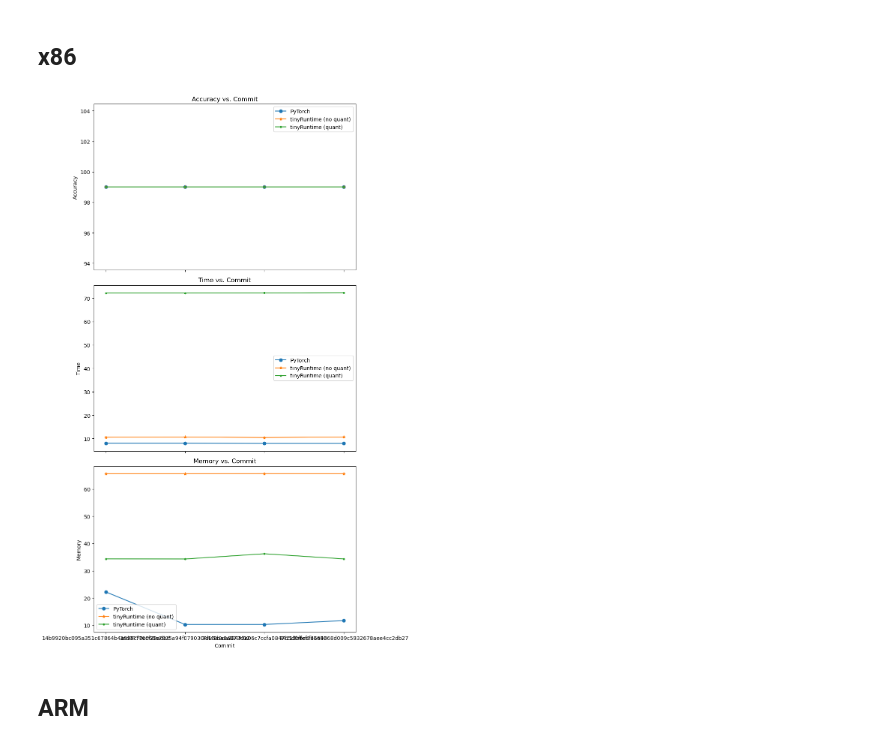
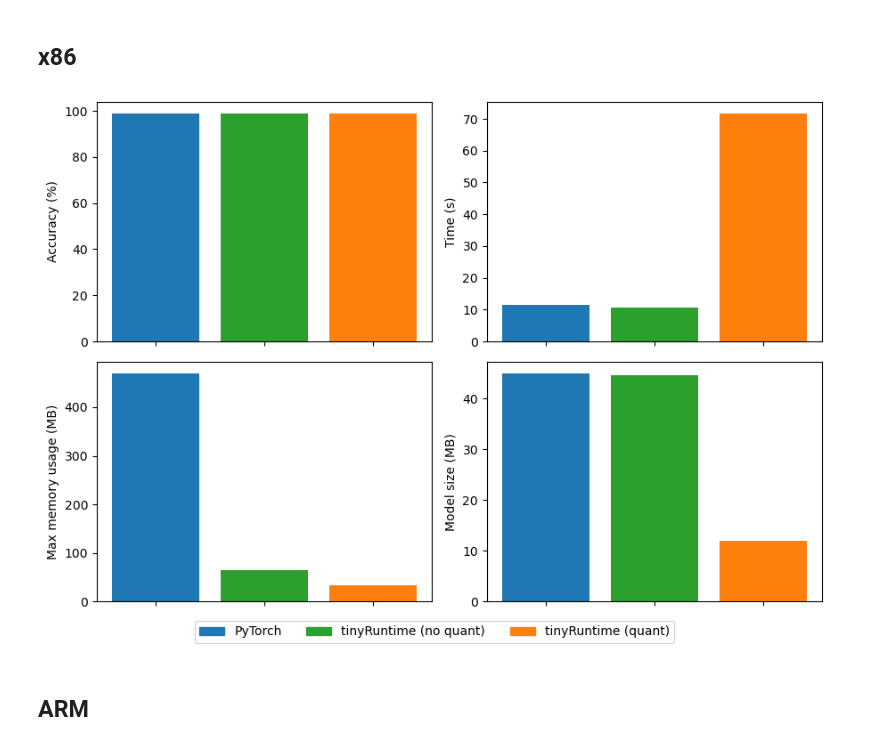
Before and after one commit to harukadoyu/njtest, a Jupyter notebook: hello.ipynb, the cells around one changed output. Drawn from its saved outputs; the diff is of its cells as text; code cells hidden in the pictures.

```diff
--- a/hello.ipynb
+++ b/hello.ipynb
@@ -12,53 +12,52 @@ jupyter: python3
 ## x86
 # %%
 #| label: fig-x86
-#| fig-cap: "Accuracy comparison"
+#| fig-cap: "Performance comparison on x86"
 
 import pandas as pd
 import matplotlib.pyplot as plt
 
-# Load the data
+def split_dataframe(df):
+    '''Split dataframe based on Runtime (Pytorch, tinyRuntime (no quant) and tinyRuntime (quant).'''
+    df_pytorch = df[df["Runtime"] == "PyTorch"]
+    df_trv = df[(df["Runtime"] == "tinyRuntime") & (df["Quantization"] == False)]
+    df_trq = df[(df["Runtime"] == "tinyRuntime") & (df["Quantization"] == True)]
+    return df_pytorch, df_trv, df_trq
+
+def plot_runtime_result(ax, column, df_pytorch, df_trv, df_trq, ylabel):
+    '''Plot the latest performance comparison based on the selected column.'''
+    x = ["PyTorch", "tinyRuntime (no quant)", "tinyRuntime (quant)"]
+    y = [df[column].values[-1] for df in [df_pytorch, df_trv, df_trq]]
+    bar_colors = ['tab:blue', 'tab:green', 'tab:orange']
+    bars = ax.bar(x, y, color=bar_colors)
+    ax.set_ylabel(ylabel)
+    ax.set_xticklabels([])
+
+def plot_perf_comp(df):
+    '''Plot latest performance comparisons.'''
+    df_pytorch, df_trv, df_trq = split_dataframe(df)
+
+    # Create subplots
+    fig, axs = plt.subplots(2, 2, figsize=(9, 6), sharex=True)
+    plot_runtime_result(axs[0, 0], "Accuracy", df_pytorch, df_trv, df_trq, "Accuracy (%)")
+    plot_runtime_result(axs[0, 1], "Time", df_pytorch, df_trv, df_trq, "Time (s)")
+    plot_runtime_result(axs[1, 0], "Max memory", df_pytorch, df_trv, df_trq, "Max memory usage (MB)")
+    plot_runtime_result(axs[1, 1], "Model size", df_pytorch, df_trv, df_trq, "Model size (MB)")
+
+    # Create a single legend for all subplots
+    labels = ["PyTorch", "tinyRuntime (no quant)", "tinyRuntime (quant)"]
+    bar_colors = ['tab:blue', 'tab:green', 'tab:orange']
+    patches = [plt.Rectangle((0, 0), 1, 1, color=bar_colors[i], label=labels[i]) for i in range(len(labels))]
+    fig.legend(handles=patches, loc='lower center', bbox_to_anchor=(0.5, -0.05), ncol=3)
+
+    plt.tight_layout()
+    plt.show()
+
 df = pd.read_csv('benchmark.csv')
-df = df[df["Platform"] == "x86_64"]
-
-# Filter data for each runtime and quantization type
-df_pytorch = df[df["Runtime"] == "PyTorch"]
-df_trv = df[(df["Runtime"] == "tinyRuntime") & (df["Quantization"] == False)]
-df_trq = df[(df["Runtime"] == "tinyRuntime") & (df["Quantization"] == True)]
-
-# Create subplots
-fig, axs = plt.subplots(3, 1, figsize=(10, 15), sharex=True)
-
-# Plot Accuracy vs. Commit
-axs[0].plot(df_pytorch["Commit"], df_pytorch["Accuracy"], "o-", label='PyTorch')
-axs[0].plot(df_trv["Commit"], df_trv["Accuracy"], "*-", label='tinyRuntime (no quant)')
-axs[0].plot(df_trq["Commit"], df_trq["Accuracy"], ".-", label='tinyRuntime (quant)')
-axs[0].set_ylabel('Accuracy')
-axs[0].set_title('Accuracy vs. Commit')
-axs[0].legend()
-
-# Plot Time vs. Commit
-axs[1].plot(df_pytorch["Commit"], df_pytorch["Time"], "o-", label='PyTorch')
-axs[1].plot(df_trv["Commit"], df_trv["Time"], "*-", label='tinyRuntime (no quant)')
-axs[1].plot(df_trq["Commit"], df_trq["Time"], ".-", label='tinyRuntime (quant)')
-axs[1].set_ylabel('Time')
-axs[1].set_title('Time vs. Commit')
-axs[1].legend()
-
-# Plot Memory vs. Commit
-axs[2].plot(df_pytorch["Commit"], df_pytorch["Max memory"], "o-", label='PyTorch')
-axs[2].plot(df_trv["Commit"], df_trv["Max memory"], "*-", label='tinyRuntime (no quant)')
-axs[2].plot(df_trq["Commit"], df_trq["Max memory"], ".-", label='tinyRuntime (quant)')
-axs[2].set_ylabel('Memory')
-axs[2].set_title('Memory vs. Commit')
-axs[2].legend()
-
-# Set common x-label
-plt.xlabel('Commit')
-plt.tight_layout()
-plt.show()
+df_x86 = df[df["Platform"] == "x86_64"]
+plot_perf_comp(df_x86)
 # %% [output]
-[figure, old version]
+[figure, new version]
 # %% [markdown]
 ## ARM
 # %%
```
Also changed, not shown: parts of 3 cells of this notebook.
